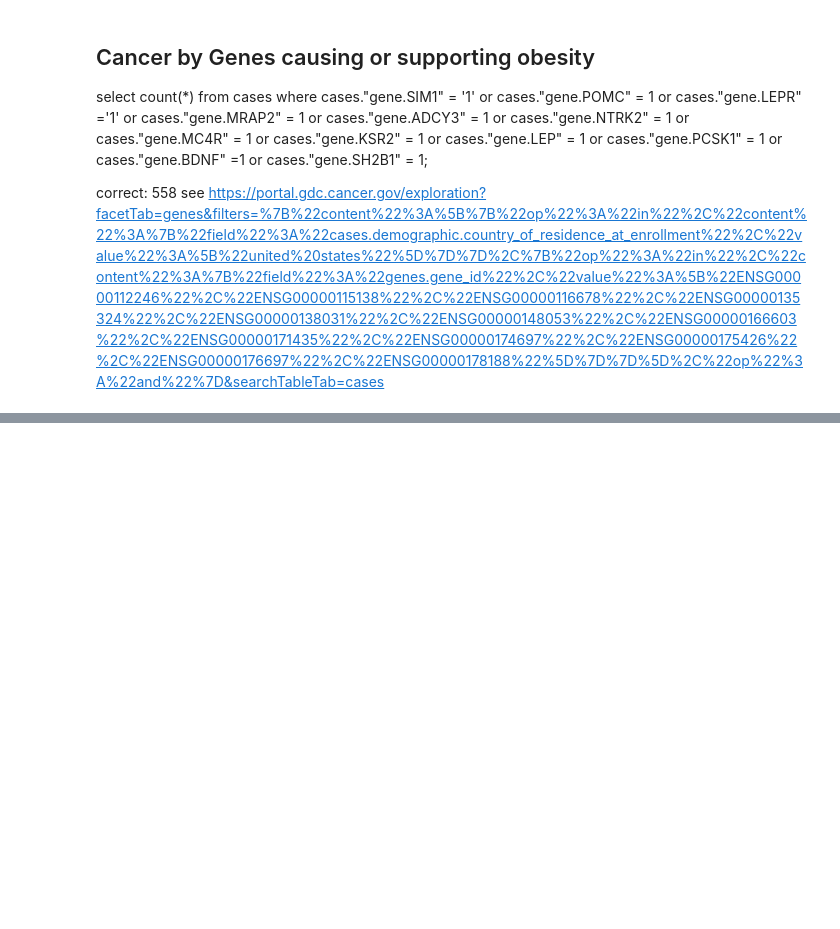
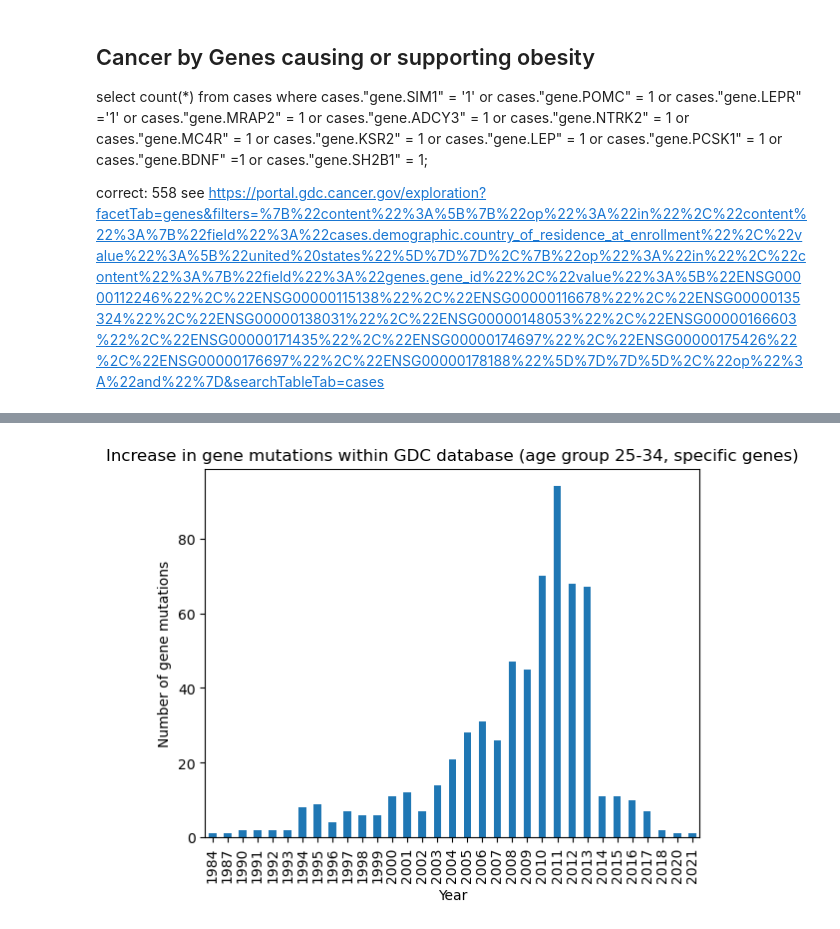
Before and after one commit to nilapalin/made-template, a Jupyter notebook: project/data/gdc.ipynb, the cells around one changed output, grey strips where cells are left out. Saved outputs shown, nothing was run; the diff lists cells and outputs as text; code cells hidden in the pictures; blank space fills up the shorter version.

```diff
--- a/project/data/gdc.ipynb
+++ b/project/data/gdc.ipynb
@@ -82,0 +160,25 @@ see https://portal.gdc.cancer.gov/exploration?facetTab=genes&filters=%7B%22conte
+# %%
+# Connect to the database using SQLAlchemy
+
+# sqlite://<nohostname>/<path>
+# where <path> is relative:
+dbEngine=sqlalchemy.create_engine('sqlite:///../../data/gdc.sqlite')
+with dbEngine.connect() as conn:
+    sqlstatement_obese = "select year_of_diagnosis, age_range, count(*) as c from (\
+select *,\
+  case\
+   when age_at_diagnosis_years <18 then 'Under 18'\
+   when age_at_diagnosis_years between 18 and 24 then '18-24'\
+   when age_at_diagnosis_years between 25 and 34 then '25-34'\
+   when age_at_diagnosis_years between 35 and 44 then '35-44'\
+   when age_at_diagnosis_years between 45 and 54 then '45-54'\
+   when age_at_diagnosis_years between 55 and 64 then '55-64'\
+   when age_at_diagnosis_years >= 65 then '65 or older'\
+ END as age_range \
+ from diagnoses d\
+ ) where age_range = '25-34' and year_of_diagnosis is not null group by year_of_diagnosis, age_range;"
+    gdc = pd.read_sql_query(sqlstatement_obese, conn)
+    gdc['year_of_diagnosis'] = gdc['year_of_diagnosis'].astype(int)
+    gdc = gdc.set_index('year_of_diagnosis')
+print(gdc.dtypes)
+print(gdc)
@@ -82,0 +203,5 @@ see https://portal.gdc.cancer.gov/exploration?facetTab=genes&filters=%7B%22conte
+# %%
+ax = gdc['c'].plot(kind='bar')
+ax.set(xlabel='Year', ylabel='Number of gene mutations', title='Increase in gene mutations within GDC database (age group 25-34, specific genes)');
+# %% [output]
+[figure, added]
```
Also changed, not shown: parts of 11 cells of this notebook, 2 other files.
